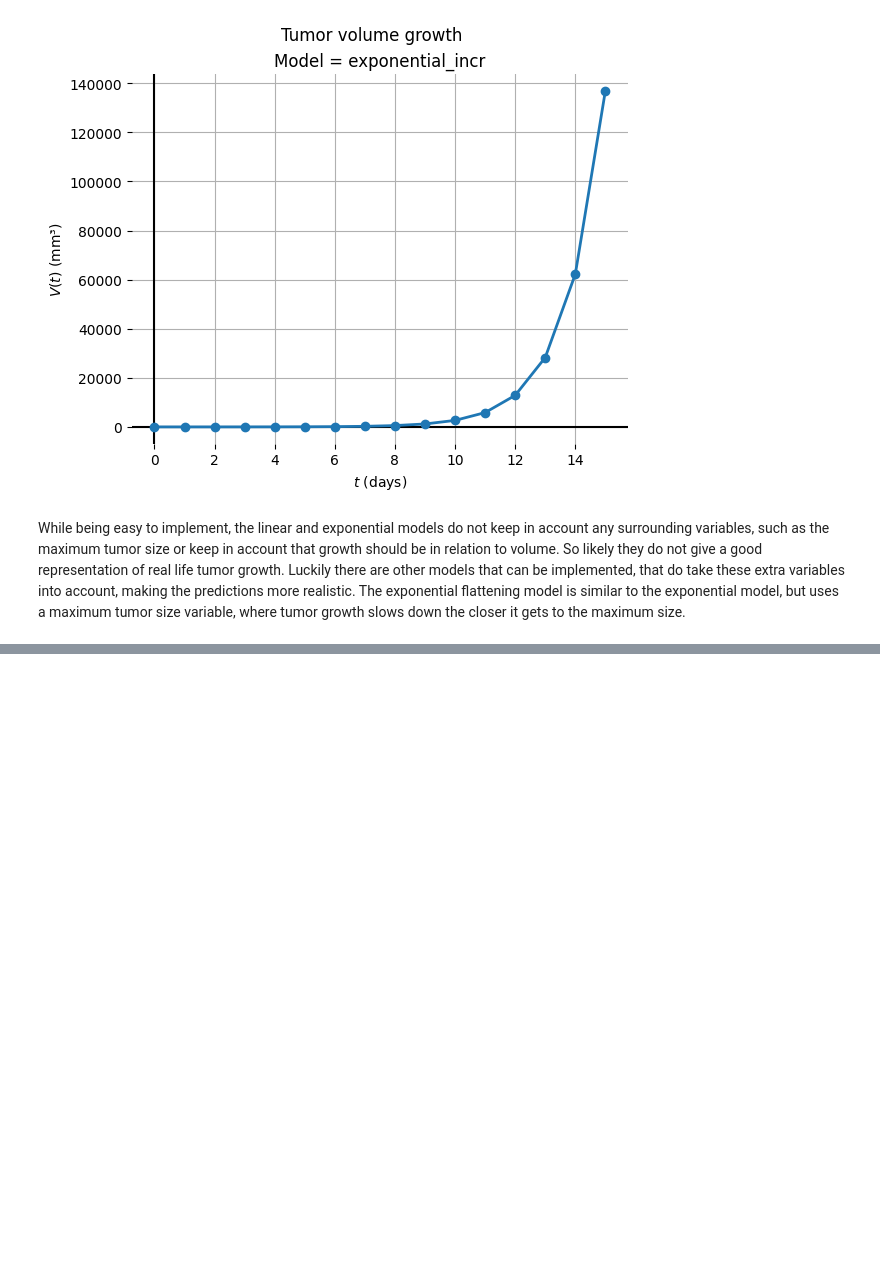
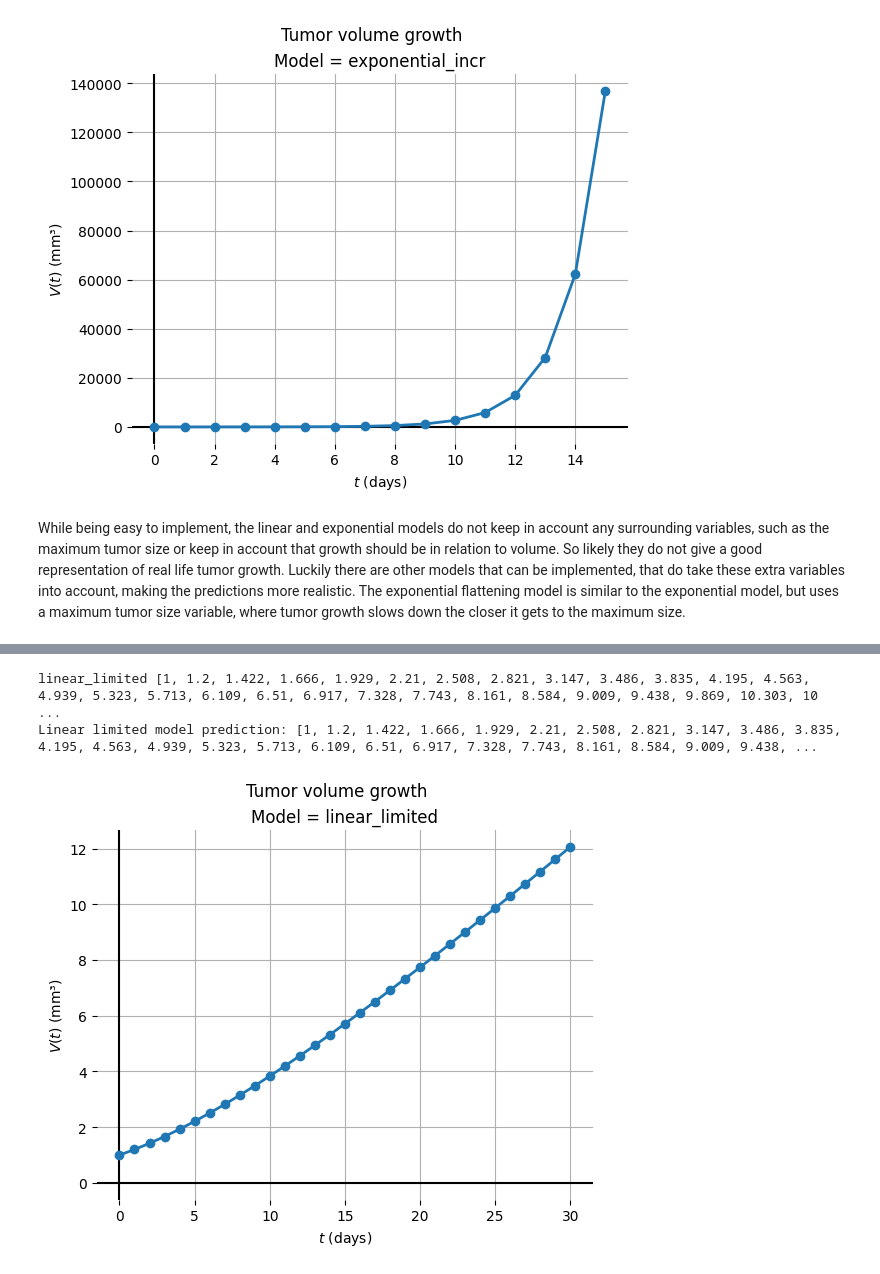
Before and after one commit to YamilaTimmer/dynamic-modelling-of-cancer, a Jupyter notebook: SimulatingCancerGrowth.ipynb, the cells around one changed output, grey strips where cells are left out. Drawn from its saved outputs; the diff is of its cells as text; code cells hidden in the pictures; blank space fills up the shorter version.

```diff
--- a/SimulatingCancerGrowth.ipynb
+++ b/SimulatingCancerGrowth.ipynb
@@ -94,0 +116,16 @@ Mendelsohn model prediction: [1, 2.2, 5.291, 14.151, 42.998, 152.476, 652.535, 3
+# %%
+# Generating prediction according to linear limited growth
+linear_limited_model = cgm(model = "linear_limited",
+                       start_size = 1,
+                       t_0 = 0,
+                       t_end = 30,
+                       growth_rate = 0.5,
+                       step_size = 1,
+                       a = 1.5)
+linear_limited_prediction = linear_limited_model.predict()
+print("Linear limited model prediction:", linear_limited_prediction)
+linear_limited_model.plot(linear_limited_prediction)
+# %% [output]
+linear_limited [1, 1.2, 1.422, 1.666, 1.929, 2.21, 2.508, 2.821, 3.147, 3.486, 3.835, 4.195, 4.563, 4.939, 5.323, 5.713, 6.109, 6.51, 6.917, 7.328, 7.743, 8.161, 8.584, 9.009, 9.438, 9.869, 10.303, 10 ...
+Linear limited model prediction: [1, 1.2, 1.422, 1.666, 1.929, 2.21, 2.508, 2.821, 3.147, 3.486, 3.835, 4.195, 4.563, 4.939, 5.323, 5.713, 6.109, 6.51, 6.917, 7.328, 7.743, 8.161, 8.584, 9.009, 9.438, ...
+[figure, added]
```
Also changed, not shown: parts of 8 cells of this notebook, 1 other file.
